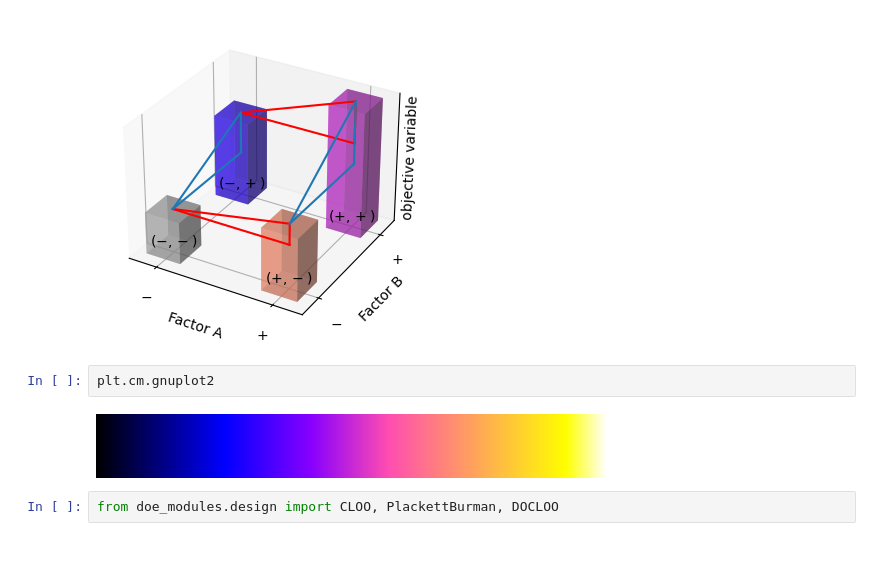
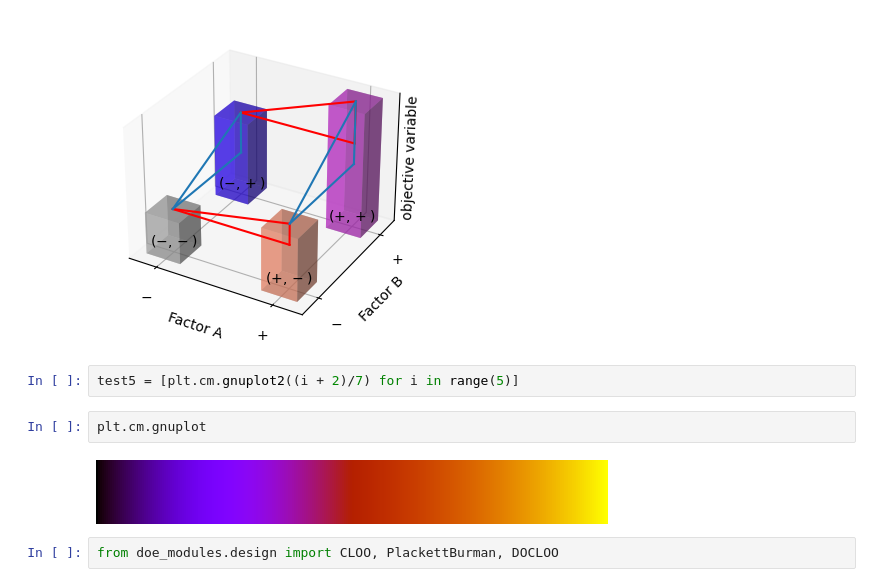
Before and after one commit to yo-aka-gene/WhyDOE, a Jupyter notebook: jupyternb/other.ipynb, the cells around one changed output. Drawn from its saved outputs; the diff is of its cells as text; blank space fills up the shorter version.

```diff
--- a/jupyternb/other.ipynb
+++ b/jupyternb/other.ipynb
@@ -273,10 +474,12 @@ plt.show()
 fig.savefig(f"/home/jovyan/out/multicomp_vs_anova", **kwarg_savefig)
 # %% [output]
 [figure]
+# %%
+test5 = [plt.cm.gnuplot2((i + 2)/7) for i in range(5)]
 # %%
-plt.cm.gnuplot2
+plt.cm.gnuplot
 # %% [output]
-[figure, old version]
+[figure, new version]
 # %%
 from doe_modules.design import CLOO, PlackettBurman, DOCLOO
 # %%
```
Also changed, not shown: parts of 45 cells of this notebook, 30 other files.
